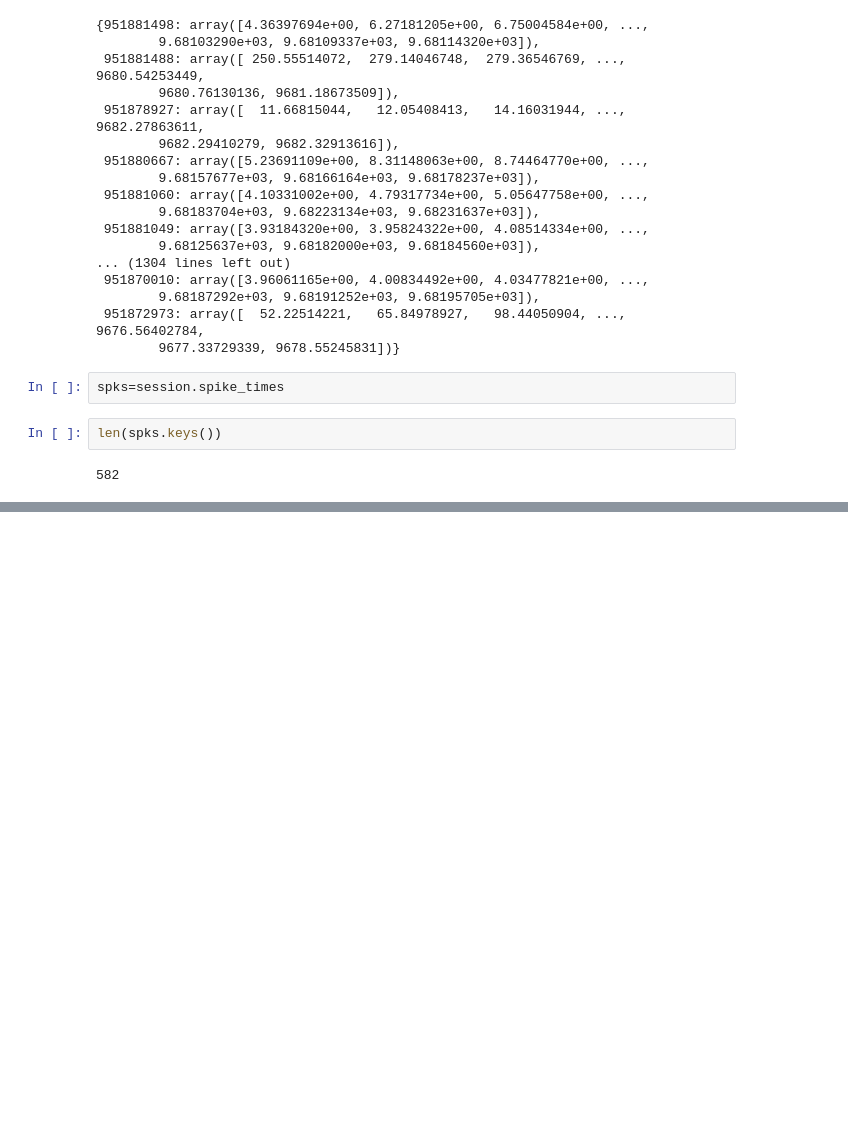
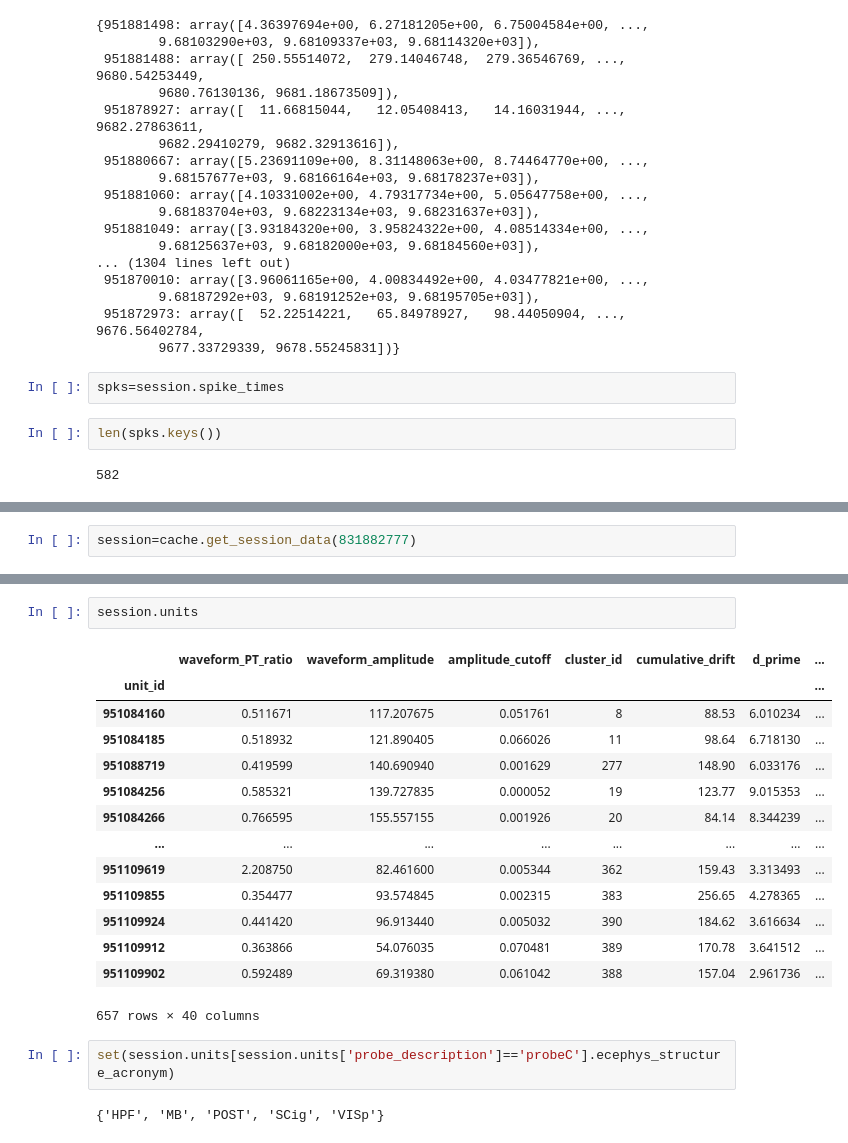
Before and after one commit to mariakesa/NeuroGarage, a Jupyter notebook: contrastive_learning/neuropixs.ipynb, the cells around one changed output, grey strips where cells are left out. Drawn from its saved outputs; the diff is of its cells as text; blank space fills up the shorter version.

```diff
--- a/contrastive_learning/neuropixs.ipynb
+++ b/contrastive_learning/neuropixs.ipynb
@@ -43,0 +87,2 @@ len(spks.keys())
+# %%
+session=cache.get_session_data(831882777)
@@ -43,0 +113,21 @@ len(spks.keys())
+# %%
+session.units
+# %% [output]
+|  | waveform_PT_ratio | waveform_amplitude | amplitude_cutoff | cluster_id | cumulative_drift | d_prime | ... |
+| unit_id |  |  |  |  |  |  | ... |
+| 951084160 | 0.511671 | 117.207675 | 0.051761 | 8 | 88.53 | 6.010234 | ... |
+| 951084185 | 0.518932 | 121.890405 | 0.066026 | 11 | 98.64 | 6.718130 | ... |
+| 951088719 | 0.419599 | 140.690940 | 0.001629 | 277 | 148.90 | 6.033176 | ... |
+| 951084256 | 0.585321 | 139.727835 | 0.000052 | 19 | 123.77 | 9.015353 | ... |
+| 951084266 | 0.766595 | 155.557155 | 0.001926 | 20 | 84.14 | 8.344239 | ... |
+| ... | ... | ... | ... | ... | ... | ... | ... |
+| 951109619 | 2.208750 | 82.461600 | 0.005344 | 362 | 159.43 | 3.313493 | ... |
+| 951109855 | 0.354477 | 93.574845 | 0.002315 | 383 | 256.65 | 4.278365 | ... |
+| 951109924 | 0.441420 | 96.913440 | 0.005032 | 390 | 184.62 | 3.616634 | ... |
+| 951109912 | 0.363866 | 54.076035 | 0.070481 | 389 | 170.78 | 3.641512 | ... |
+| 951109902 | 0.592489 | 69.319380 | 0.061042 | 388 | 157.04 | 2.961736 | ... |
+657 rows × 40 columns
+# %%
+set(session.units[session.units['probe_description']=='probeC'].ecephys_structure_acronym)
+# %% [output]
+{'HPF', 'MB', 'POST', 'SCig', 'VISp'}
```
Also changed, not shown: parts of 9 cells of this notebook, 6 other files.
